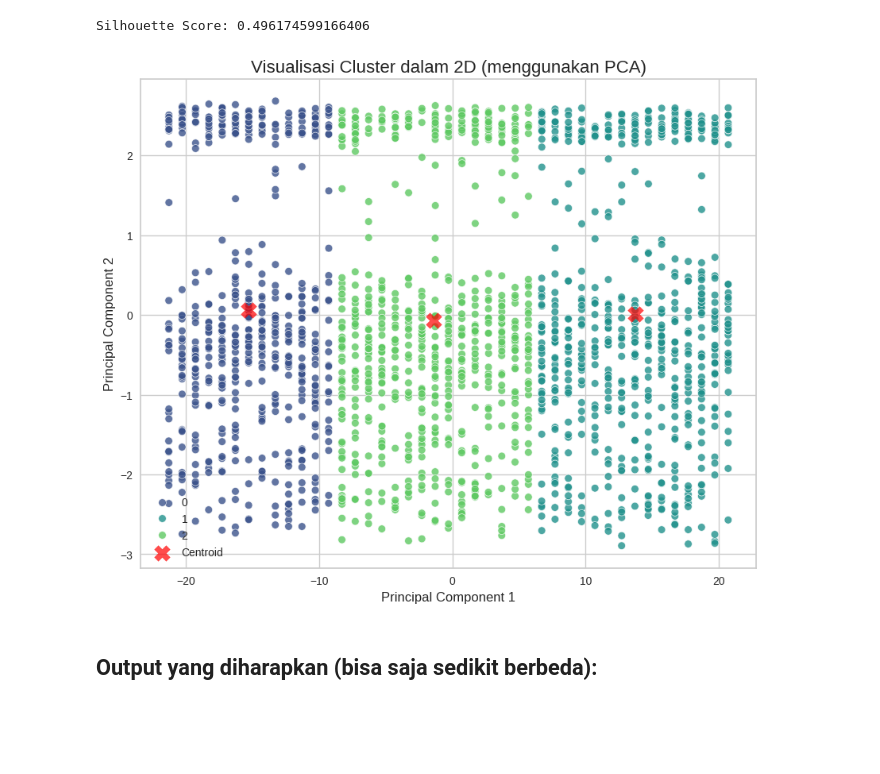
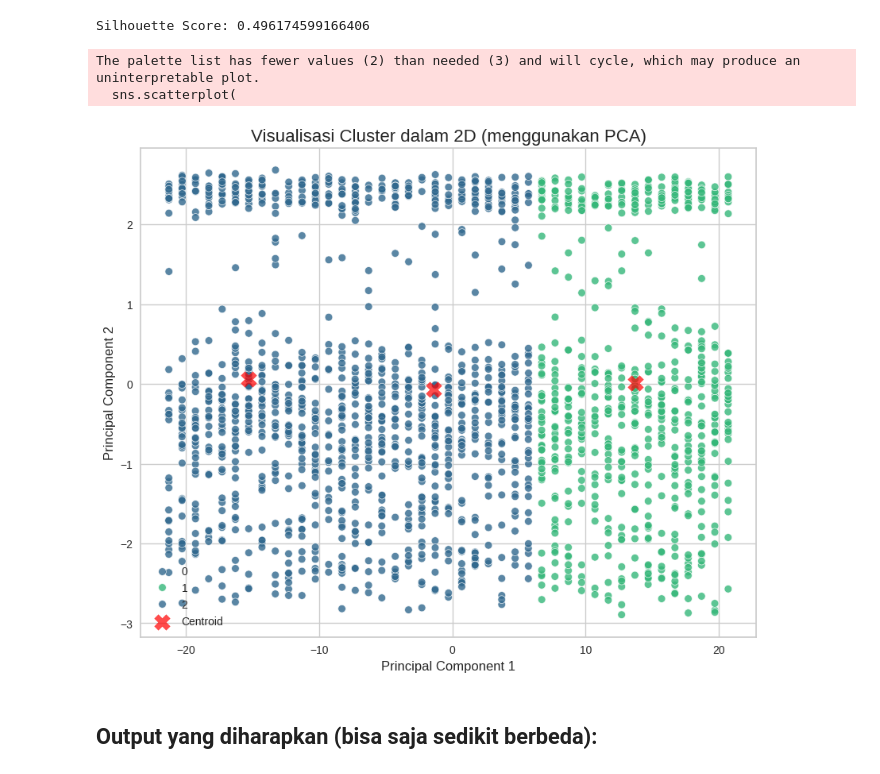
Before and after one commit to nadhif-royal/fraud-detection-clustering-classification, a Jupyter notebook: notebooks/[Clustering]_Submission_Akhir_BMLP_NadhifRifatRasendriya.ipynb, the cells around one changed output. Cells and saved outputs as stored; diff of their text form; code cells hidden in the pictures; blank space fills up the shorter version.

```diff
--- a/notebooks/[Clustering]_Submission_Akhir_BMLP_NadhifRifatRasendriya.ipynb
+++ b/notebooks/[Clustering]_Submission_Akhir_BMLP_NadhifRifatRasendriya.ipynb
@@ -616,7 +608,7 @@ visualizer = KElbowVisualizer(model,
                        timings=False)
 
 # Jalankan (fit) visualizer pada data
-visualizer.fit(df_used)
+visualizer.fit(df)
 
 # Tampilkan plot
 visualizer.show()
@@ -639,7 +631,7 @@ visualizer.show()
 model = KMeans(n_clusters=3, random_state=42)
 
 # Latih (fit) model dengan data Anda (df)
-model.fit(df_used)
+model.fit(df)
 
 ### SELESAI CODE ###
 # %% [output]
@@ -686,38 +678,40 @@ Silhouette Score: 0.496174599166406
 # Buat (instantiate) objek PCA untuk 2 komponen (n_components=2)
 pca = PCA(n_components=2)
 
-# Terapkan (fit) PCA ke data 'df_used' dan transformasikan data tersebut
-df_pca = pca.fit_transform(df_used)
+# Terapkan (fit) PCA ke data 'df' dan transformasikan data tersebut
+df_pca = pca.fit_transform(df)
 
 # Buat DataFrame baru 'df_pca' dari hasil transformasi
 df_pca = pd.DataFrame(data=df_pca, columns=['Principal Component 1', 'Principal Component 2'])
 
 # Tambahkan kolom 'Cluster' ke 'df_pca' menggunakan 'labels'(variabel dari hasil 'kmeans.labels_' sebelumnya)
 df_pca['Cluster'] = labels
 
 # Buat scatter plot menggunakan Seaborn
 plt.figure(figsize=(10, 8))
 sns.scatterplot(
     x='Principal Component 1',
     y='Principal Component 2',
     hue='Cluster',  # Warnai titik berdasarkan kolom 'Cluster'
-    palette=sns.color_palette("viridis", n_colors=3), # Changed to 3 colors for 3 clusters
+    palette=sns.color_palette("viridis", n_colors=2),
     data=df_pca,
     legend="full",
     alpha=0.8
 )
 
 ### SELESAI CODE ###
 
 plt.title('Visualisasi Cluster dalam 2D (menggunakan PCA)', fontsize=16)
 plt.xlabel('Principal Component 1', fontsize=12)
 plt.ylabel('Principal Component 2', fontsize=12)
 centers = pca.transform(model.cluster_centers_)
 plt.scatter(centers[:, 0], centers[:, 1], c='red', s=200, alpha=0.7, marker='X', label='Centroid')
 plt.legend()
 plt.show()
 # %% [output]
+The palette list has fewer values (2) than needed (3) and will cycle, which may produce an uninterpretable plot.
+  sns.scatterplot(
-[figure, old version]
+[figure, new version]
 # %% [markdown]
 ## **Output yang diharapkan** (bisa saja sedikit berbeda)**:**
 # %% [markdown]
```
Also changed, not shown: parts of 4 cells of this notebook.
